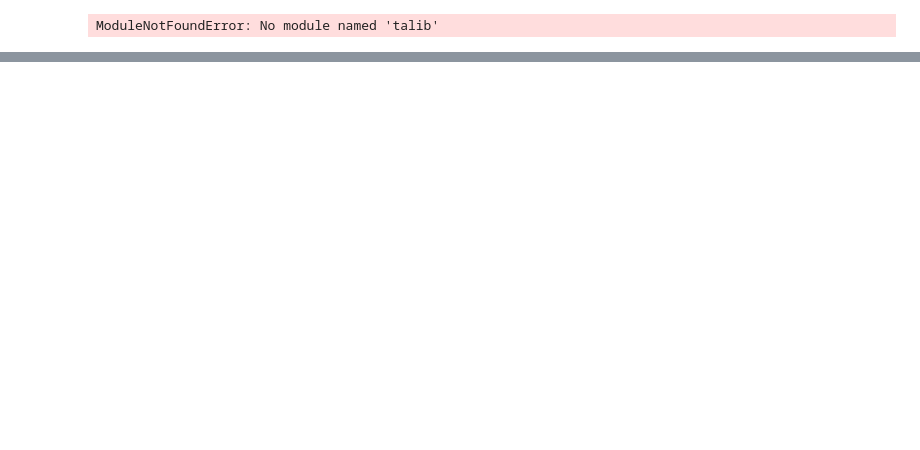
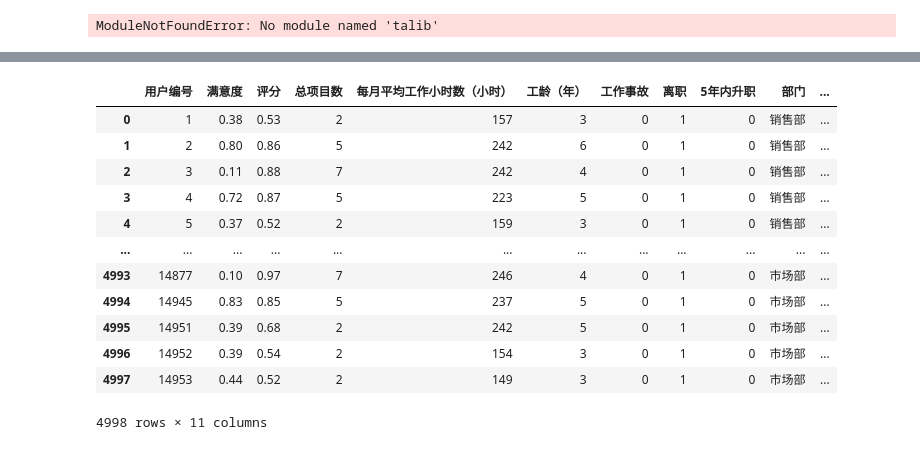
Before and after one commit to qqwqy/Data-analysis-by-python, a Jupyter notebook: 数据采集与清洗.ipynb, the cells around one changed output, grey strips where cells are left out. Saved outputs shown, nothing was run; the diff lists cells and outputs as text; code cells hidden in the pictures; blank space fills up the shorter version.

```diff
--- a/数据采集与清洗.ipynb
+++ b/数据采集与清洗.ipynb
@@ -670,0 +671,13 @@ ModuleNotFoundError: No module named 'talib'
+# %%
+# 1.筛选出表中出现的部门。每个部门列为一张DataFrame。
+import pandas as pd
+url = 'hr.csv'
+df = pd.read_csv(url,encoding='gbk')
+departments = df['部门'].unique()
+department_dfs = {}
+
+for department in departments:
+    department_dfs[department] = df[df['部门'] == department].reset_index(drop=True)
+    print(f"部门 {department}:")
+    print(department_dfs[department])
+    print("\n")
@@ -670,0 +702,18 @@ ModuleNotFoundError: No module named 'talib'
+# %%
+# 2.合并“销售部”和“市场部”两张表格。
+df_combined = pd.concat([department_dfs['销售部'],department_dfs['市场部']], ignore_index=True)
+df_combined
+# %% [output]
+|  | 用户编号 | 满意度 | 评分 | 总项目数 | 每月平均工作小时数（小时） | 工龄（年） | 工作事故 | 离职 | 5年内升职 | 部门 | ... |
+| 0 | 1 | 0.38 | 0.53 | 2 | 157 | 3 | 0 | 1 | 0 | 销售部 | ... |
+| 1 | 2 | 0.80 | 0.86 | 5 | 242 | 6 | 0 | 1 | 0 | 销售部 | ... |
+| 2 | 3 | 0.11 | 0.88 | 7 | 242 | 4 | 0 | 1 | 0 | 销售部 | ... |
+| 3 | 4 | 0.72 | 0.87 | 5 | 223 | 5 | 0 | 1 | 0 | 销售部 | ... |
+| 4 | 5 | 0.37 | 0.52 | 2 | 159 | 3 | 0 | 1 | 0 | 销售部 | ... |
+| ... | ... | ... | ... | ... | ... | ... | ... | ... | ... | ... | ... |
+| 4993 | 14877 | 0.10 | 0.97 | 7 | 246 | 4 | 0 | 1 | 0 | 市场部 | ... |
+| 4994 | 14945 | 0.83 | 0.85 | 5 | 237 | 5 | 0 | 1 | 0 | 市场部 | ... |
+| 4995 | 14951 | 0.39 | 0.68 | 2 | 242 | 5 | 0 | 1 | 0 | 市场部 | ... |
+| 4996 | 14952 | 0.39 | 0.54 | 2 | 154 | 3 | 0 | 1 | 0 | 市场部 | ... |
+| 4997 | 14953 | 0.44 | 0.52 | 2 | 149 | 3 | 0 | 1 | 0 | 市场部 | ... |
+4998 rows × 11 columns
```
Also changed, not shown: parts of 9 cells of this notebook.
